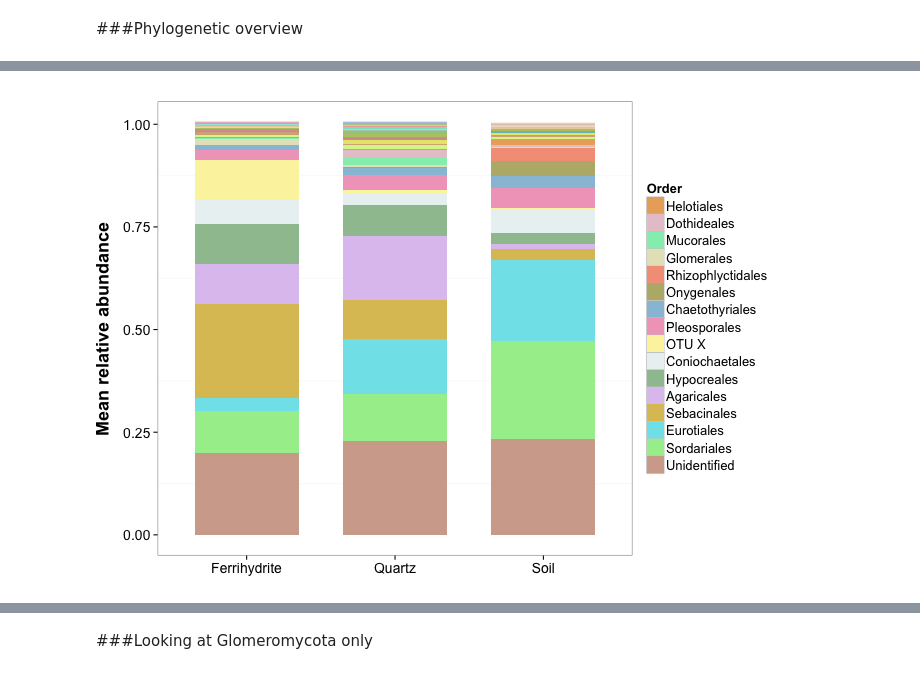
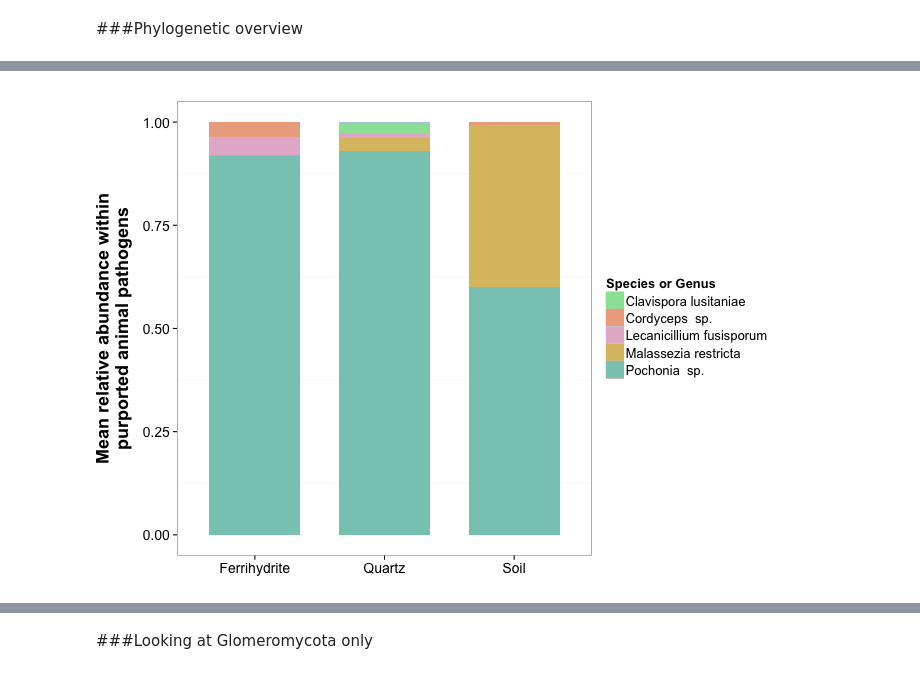
Before and after one commit to TheaWhitman/MineralITS, a Jupyter notebook: manuscript_figures/Stacked_Bar_Funguilds.ipynb, the cells around one changed output, grey strips where cells are left out. Cells and saved outputs as stored; diff of their text form; code cells hidden in the pictures.

```diff
--- a/manuscript_figures/Stacked_Bar_Funguilds.ipynb
+++ b/manuscript_figures/Stacked_Bar_Funguilds.ipynb
@@ -51,3 +86,7 @@ physeq = ps.merged
 # %%
 %%R
 mdf = psmelt(physeq)
+# %%
+%%R
+# Add FunGuild observation metadata
+mdf = merge(mdf,biom, by = "OTU")
@@ -177,0 +342,16 @@ ggsave(filename="RelabundPhylum.jpg", p, width=8, height=6)
+# %%
+%%R
+d.plot = mdf %>%
+    group_by(Sample) %>%
+    filter(sum(Abundance)>totabund) %>%
+    filter(guild=="Animal Pathogen")%>%
+    filter(Trtmt != "Kaolinite" & Trtmt != "Heavy Fraction") %>%
+    filter(sum(Abundance)>0)
+d.plot$Species = ifelse(is.na(d.plot$Species)==TRUE, paste(d.plot$Genus), paste(d.plot$Species))
+d.plot = d.plot %>%
+    mutate(abund.insample = Abundance / sum(Abundance))%>%
+    group_by(OTU,Trtmt,Species) %>%
+    summarize(mean.relabund = mean(abund.insample))%>%
+    group_by(Trtmt,Species) %>%
+    summarize(relabund=sum(mean.relabund))
+d.plot[21:40,]
@@ -178,67 +376,55 @@ ggsave(filename="RelabundPhylum.jpg", p, width=8, height=6)
 # %%
 %%R -w 700 -h 500
 
-cutoff = 0
-totabund = 3000
+totabund = 1000
 
 d.plot = mdf %>%
-    filter(Trtmt != "Kaolinite") %>%
+    filter(Month==3)%>%
     group_by(Sample) %>%
-    filter(sum(Abundance) > totabund) %>%
-    mutate(Abundance = Abundance / sum(Abundance))
-d.plot$Order = ifelse(is.na(d.plot$Order)==TRUE, ifelse(d.plot$OTU=="OTU_14","OTU X","Unidentified"), paste(d.plot$Order))
-d.plot$Order = ifelse(d.plot$Order=="unidentified"|d.plot$Order=="Incertae sedis", "Unidentified", paste(d.plot$Order))
+    filter(sum(Abundance)>totabund) %>%
+    filter(guild=="Animal Pathogen")%>%
+    filter(Trtmt != "Kaolinite" & Trtmt != "Heavy Fraction") %>%
+    filter(sum(Abundance)>0)
+d.plot$Species = ifelse(is.na(d.plot$Species)==TRUE, paste(d.plot$Genus," sp."), paste(d.plot$Species))
 d.plot = d.plot %>%
-    group_by(Trtmt,Month, Order, OTU) %>%
-    summarize(Abundance = mean(Abundance)) %>%
-    group_by(Trtmt, Month, Order) %>%
-    summarize(Abundance = sum(Abundance)) %>%
-    filter(Abundance > cutoff) %>%
-    arrange(Trtmt) %>%
-    group_by(Trtmt,Order)%>%
-    summarize(Abundance = mean(Abundance))
+    mutate(abund.insample = Abundance / sum(Abundance))%>%
+    group_by(OTU,Trtmt,Species) %>%
+    summarize(mean.relabund = mean(abund.insample))%>%
+    group_by(Trtmt,Species) %>%
+    summarize(relabund=sum(mean.relabund))
 
 colnames(d.plot) <- c("Trtmt", "Tax", "Abundance")
 
 mean.Abund = ddply(d.plot, .(Tax), summarize, M = mean(Abundance))
-# Calculate the phyla's mean abundances
 d.plot$Tax = factor(d.plot$Tax, levels=mean.Abund[order(-mean.Abund$M),]$Tax)
-# Order the Phyla by abundance
+lev = mean.Abund[order(-mean.Abund$M),]$Tax
+d.plot$Tax = factor(d.plot$Tax, levels=lev)
 
-d.plot$Trtmt = ordered(d.plot$Trtmt, levels = c("Ferrihydrite", "Quartz", "Kaolinite", "Heavy Fraction", "Soil"))
-#d.plot$Trtmt = ordered(d.plot$Trtmt, levels = c("F", "Q", "K", "H", "S"))
-
-#d.plot$Month = as.factor(d.plot$Month)
-#d.plot$Month = ifelse(d.plot$Month==2.0, "1 Month", ifelse(d.plot$Month==2.5, "1.5 Months", "2 Months"))
+#d.plot$Trtmt = ordered(d.plot$Trtmt, levels = c("Ferrihydrite", "Quartz", "Kaolinite", "Heavy Fraction", "Soil"))
 
 d.plot<-d.plot[with(d.plot, order(Trtmt, Tax)),]
-#d.plot<-d.plot[with(d.plot, order(Month, Trtmt, Tax)),]
-# Sort the whole dataframe by this phylum order
 
 scheme <- iwanthue()
 colors = scheme$hex(length(unique(d.plot$Tax)), color_space = hcl_presets$pastel)
 
 p = ggplot(d.plot, aes(x = Trtmt, y = Abundance, fill = Tax))
 
-#p = p + facet_grid(. ~Trtmt, scales = "free_x", space = "free")
+N=5
+Species=factor(d.plot$Tax, d.plot[order(-d.plot$Abundance),]$Tax)[1:N]
 
-N=16
-Orders=factor(d.plot$Tax, d.plot[order(-d.plot$Abundance),]$Tax)[1:N]
-
-p = p + scale_fill_manual(breaks=Orders,values = colors)
+p = p + scale_fill_manual(values = colors, breaks=Species)
 
 p = p + geom_bar(stat = "identity", width = 0.70)
 
-p = p + guides(fill = guide_legend(title = "Order", ncol = 1, reverse=TRUE))
+p = p + guides(fill = guide_legend(title = "Species or Genus", ncol = 1, reverse=TRUE))
 
-p = p + theme_bw()
-p = p + ylab("Mean relative abundance")
+p = p + theme_bw() + labs(y="Mean relative abundance within\npurported animal pathogens")
 p = p + theme(
     axis.title.x = element_blank(), axis.text = element_text(size=14),
     axis.title.y = element_text(size=18, face="bold", vjust=2),
     legend.position="right", legend.text=element_text(size=13), legend.title=element_text(size=13),
     panel.grid.major= element_blank())
 
 p
 # %% [output]
-[figure, old version]
+[figure, new version]
```
Also changed, not shown: parts of 28 cells of this notebook, 2 other files.
